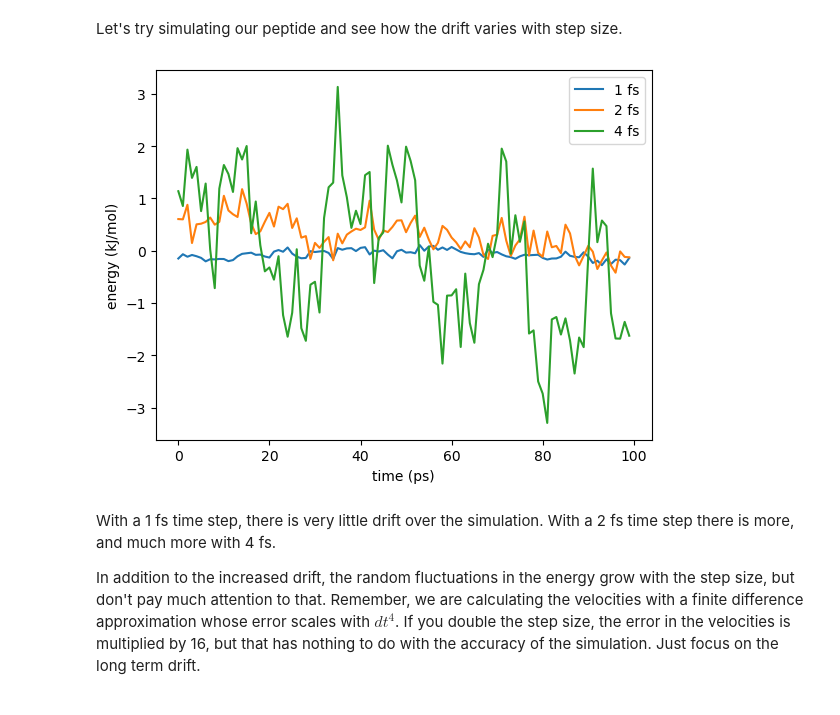
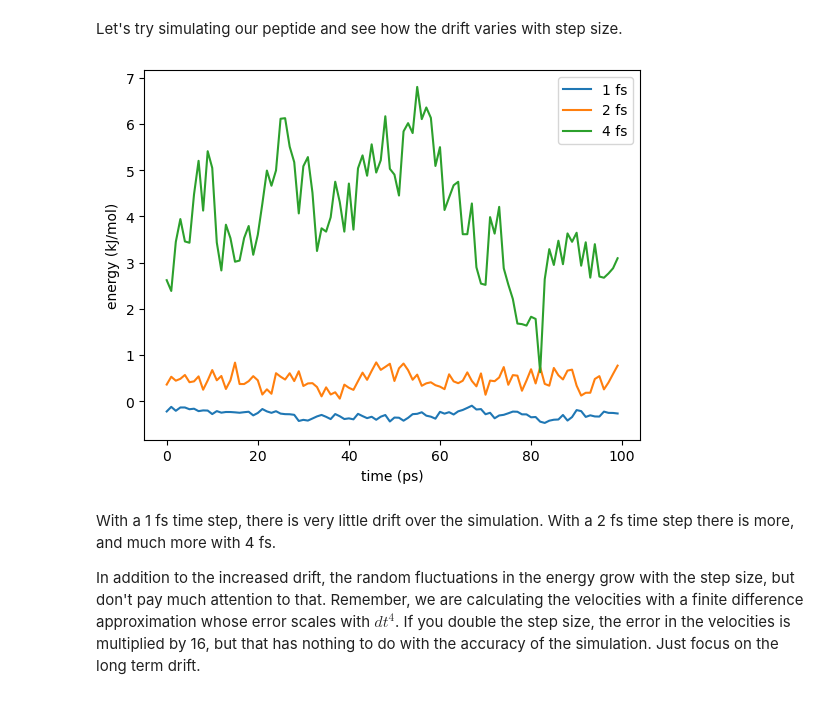
Before and after one commit to openmm/openmm-cookbook, a Jupyter notebook: notebooks/tutorials/Simulation Parameters.ipynb, the cells around one changed output. Saved outputs shown, nothing was run; the diff lists cells and outputs as text; code cells hidden in the pictures.

Commit message:
Switch to amber14

```diff
--- a/notebooks/tutorials/Simulation Parameters.ipynb
+++ b/notebooks/tutorials/Simulation Parameters.ipynb
@@ -70,7 +70,7 @@ from openmm.unit import *
 import matplotlib.pyplot as plot
 
 pdb = PDBFile('deca-ala.pdb')
-forcefield = ForceField('amber19-all.xml')
+forcefield = ForceField('amber14-all.xml')
 system = forcefield.createSystem(pdb.topology, constraints=HBonds, hydrogenMass=1.5*amu)
 # %% [markdown]
 To measure energy drift, we first need a way to compute energy.  Can't we just call `getPotentialEnergy()` and `getKineticEnergy()` on a State object, then add them together?  Yes you can, but the result will not be very accurate.  While the Verlet integration algorithm involves both positions and velocities, they are not on an equal footing with each other.  The positions are accurate to third order in the step size, the intrinsic accuracy of the algorithm, while the velocities are only accurate to first order.  In fact, it is best not to think of the "velocities" as really being velocities at all.  They are an internal parameter of the algorithm that happens to be a low order approximation to the velocities.
@@ -106,15 +106,16 @@ Let's try simulating our peptide and see how the drift varies with step size.
 # %%
 for dt in (1, 2, 4):
     integrator = VerletIntegrator(dt*femtosecond)
+    integrator.setConstraintTolerance(1e-6)
     simulation = Simulation(pdb.topology, system, integrator, Platform.getPlatform('Reference'))
     energy = measureDrift(simulation)
     plot.plot(energy, label=f'{dt} fs')
 plot.xlabel('time (ps)')
 plot.ylabel('energy (kJ/mol)')
 plot.legend()
 plot.show()
 # %% [output]
-[figure, old version]
+[figure, new version]
 # %% [markdown]
 With a 1 fs time step, there is very little drift over the simulation.  With a 2 fs time step there is more, and much more with 4 fs.
 
```
